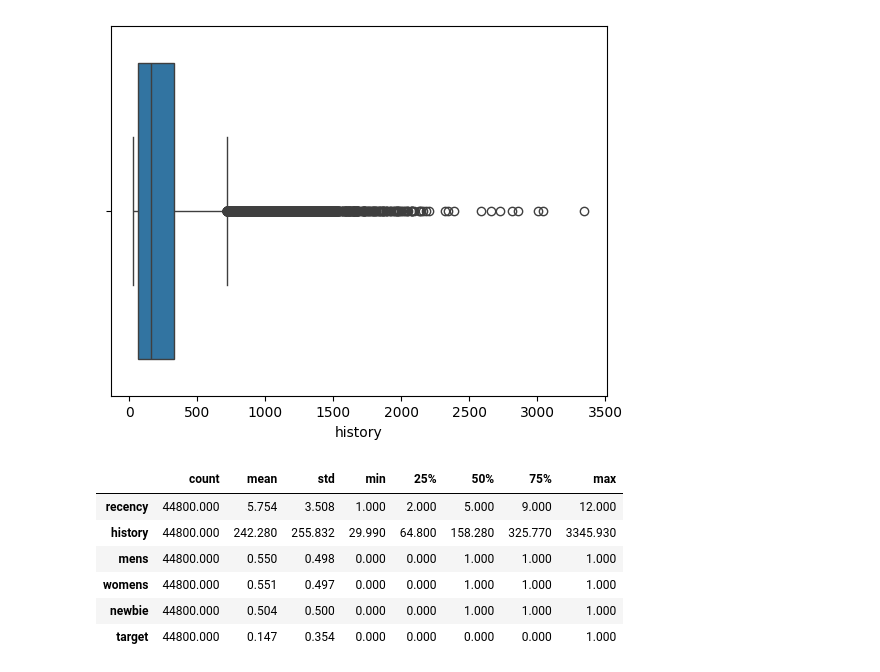
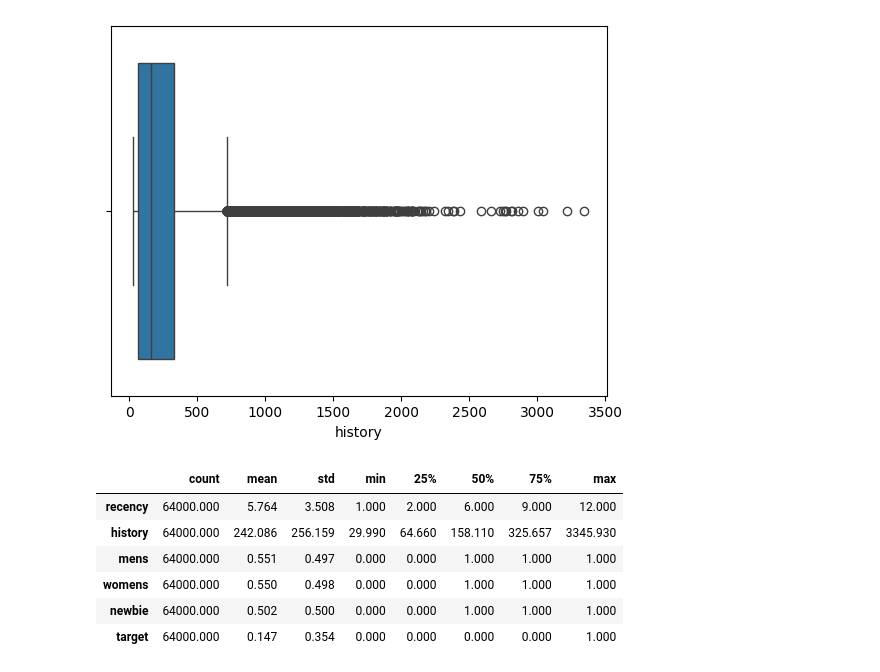
Before and after one commit to faranji/causal-crm-uplift-modeling, a Jupyter notebook: eda.ipynb, the cells around one changed output. Drawn from its saved outputs; the diff is of its cells as text; code cells hidden in the pictures.

```diff
--- a/eda.ipynb
+++ b/eda.ipynb
@@ -84,18 +154,18 @@ df_train.head()
 # %%
-sns.boxplot(x=df_train["history"])
+sns.boxplot(x=df["history"])
 plt.show()
 
-df_train.describe().T
+df.describe().T
 # standart sapmanın ortalamadan büyük olması yüksek varyans yani verinin düzensizliği demektir.
 # %% [output]
-[figure, old version]
+[figure, new version]
 |  | count | mean | std | min | 25% | 50% | 75% | max |
-| recency | 44800.000 | 5.754 | 3.508 | 1.000 | 2.000 | 5.000 | 9.000 | 12.000 |
-| history | 44800.000 | 242.280 | 255.832 | 29.990 | 64.800 | 158.280 | 325.770 | 3345.930 |
-| mens | 44800.000 | 0.550 | 0.498 | 0.000 | 0.000 | 1.000 | 1.000 | 1.000 |
-| womens | 44800.000 | 0.551 | 0.497 | 0.000 | 0.000 | 1.000 | 1.000 | 1.000 |
-| newbie | 44800.000 | 0.504 | 0.500 | 0.000 | 0.000 | 1.000 | 1.000 | 1.000 |
-| target | 44800.000 | 0.147 | 0.354 | 0.000 | 0.000 | 0.000 | 0.000 | 1.000 |
+| recency | 64000.000 | 5.764 | 3.508 | 1.000 | 2.000 | 6.000 | 9.000 | 12.000 |
+| history | 64000.000 | 242.086 | 256.159 | 29.990 | 64.660 | 158.110 | 325.657 | 3345.930 |
+| mens | 64000.000 | 0.551 | 0.497 | 0.000 | 0.000 | 1.000 | 1.000 | 1.000 |
+| womens | 64000.000 | 0.550 | 0.498 | 0.000 | 0.000 | 1.000 | 1.000 | 1.000 |
+| newbie | 64000.000 | 0.502 | 0.500 | 0.000 | 0.000 | 1.000 | 1.000 | 1.000 |
+| target | 64000.000 | 0.147 | 0.354 | 0.000 | 0.000 | 0.000 | 0.000 | 1.000 |
 # %%
 
 def outlier_thresholds(dataframe, col_name, q1=0.01, q3=0.99):
```
Also changed, not shown: parts of 30 cells of this notebook, 2 other files.
